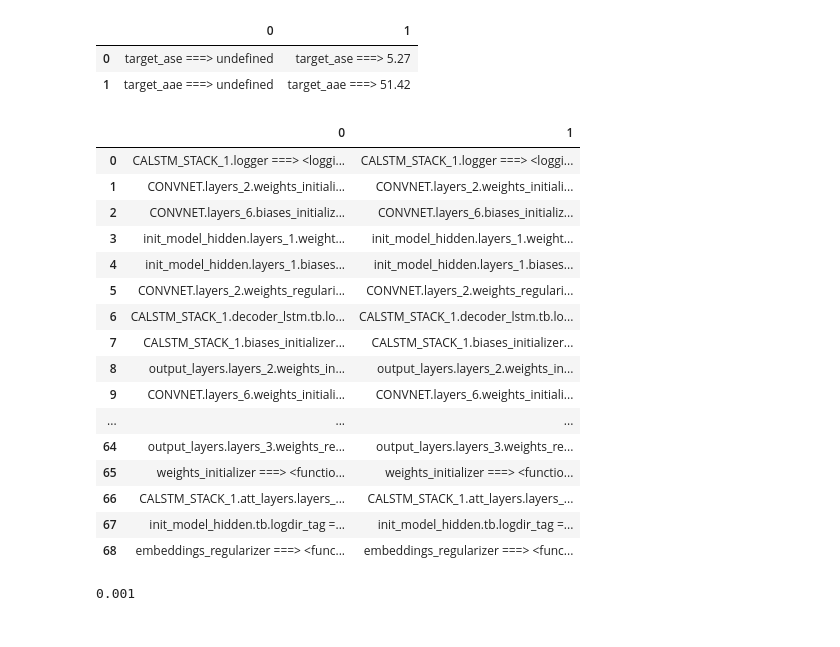
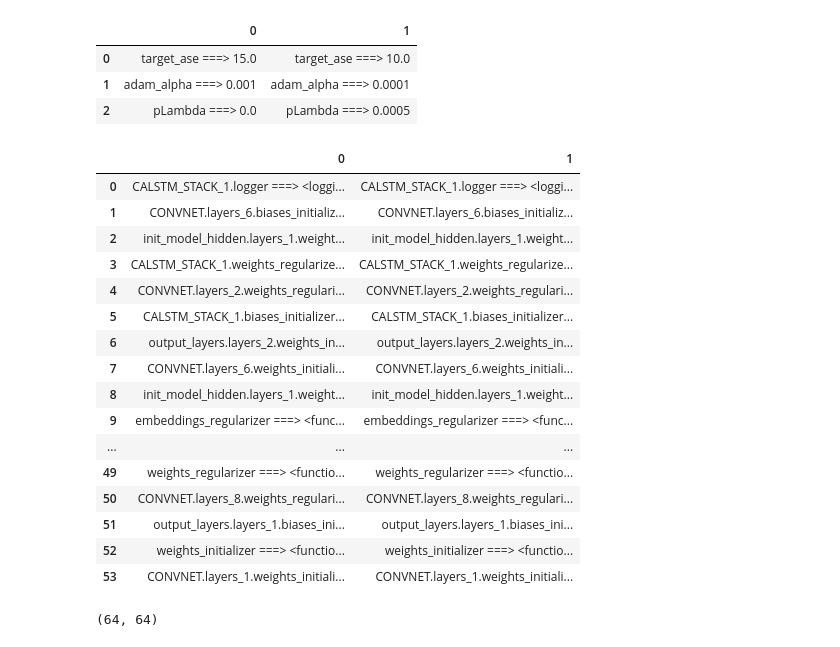
Before and after one commit to untrix/im2latex, a Jupyter notebook: src/diff_params.ipynb, the cells around one changed output. Cells and saved outputs as stored; diff of their text form; code cells hidden in the pictures.

```diff
--- a/src/diff_params.ipynb
+++ b/src/diff_params.ipynb
@@ -31,25 +28,0 @@ Using TensorFlow backend.
-# %%
-# diff = DiffParams('/zpool_3TB/i2l/tb_metrics/2017-11-18 20-34-05 PST best_newData_3.1LSTM_2init_3OutMLP_3attMLPfull_1beta_0pLambda_regroupImage_i=2', './tb_metrics_dev/2017-11-19 21-31-52 PST noBins_3.1LSTM_2init_3OutMLP_3attMLPfull_1beta_0pLambda_regroupImage_i=2')
-diff = DiffParams('./tb_metrics_dev/2017-11-20 23-11-24 PST 81.76bleu2_3.1LSTM_2init_3OutMLP_3attMLPfull_1beta_0pLambda_regroupImage_i=2', './tb_metrics_dev/2017-11-22 18-48-55 PST 3.1LSTM_2init_3OutMLP_3attMLPfull_1beta_0pLambda_regroupImage_i=2_target_ase')
-diff.hyper()
-# %% [output]
-|  | 0 | 1 |
-| 0 | target_ase ===> undefined | target_ase ===> 5.27 |
-| 1 | target_aae ===> undefined | target_aae ===> 51.42 |
-|  | 0 | 1 |
-| 0 | CALSTM_STACK_1.logger ===> <loggi... | CALSTM_STACK_1.logger ===> <loggi... |
-| 1 | CONVNET.layers_2.weights_initiali... | CONVNET.layers_2.weights_initiali... |
-| 2 | CONVNET.layers_6.biases_initializ... | CONVNET.layers_6.biases_initializ... |
-| 3 | init_model_hidden.layers_1.weight... | init_model_hidden.layers_1.weight... |
-| 4 | init_model_hidden.layers_1.biases... | init_model_hidden.layers_1.biases... |
-| 5 | CONVNET.layers_2.weights_regulari... | CONVNET.layers_2.weights_regulari... |
-| 6 | CALSTM_STACK_1.decoder_lstm.tb.lo... | CALSTM_STACK_1.decoder_lstm.tb.lo... |
-| 7 | CALSTM_STACK_1.biases_initializer... | CALSTM_STACK_1.biases_initializer... |
-| 8 | output_layers.layers_2.weights_in... | output_layers.layers_2.weights_in... |
-| 9 | CONVNET.layers_6.weights_initiali... | CONVNET.layers_6.weights_initiali... |
-| ... | ... | ... |
-| 64 | output_layers.layers_3.weights_re... | output_layers.layers_3.weights_re... |
-| 65 | weights_initializer ===> <functio... | weights_initializer ===> <functio... |
-| 66 | CALSTM_STACK_1.att_layers.layers_... | CALSTM_STACK_1.att_layers.layers_... |
-| 67 | init_model_hidden.tb.logdir_tag =... | init_model_hidden.tb.logdir_tag =... |
-| 68 | embeddings_regularizer ===> <func... | embeddings_regularizer ===> <func... |
@@ -58,4 +29,34 @@ one, two = diff.get_hyper()
-# %%
-one['adam_alpha']
-# %% [output]
-0.001
+# %%
+# diff = DiffParams('/zpool_3TB/i2l/tb_metrics/2017-11-20 23-11-24 PST 81.76bleu2_3.1LSTM_2init_3OutMLP_3attMLPfull_regroupImage_i=2', '/zpool_3TB/i2l/tb_metrics/2017-11-20 23-11-24 PST 81.76bleu2_3.1LSTM_2init_3OutMLP_3attMLPfull_regroupImage_i=2/82.89_train_snapshot-00087700_target_ase')
+# diff = DiffParams('/zpool_3TB/i2l/tb_metrics/2017-11-20 23-11-24 PST 81.76bleu2_3.1LSTM_2init_3OutMLP_3attMLPfull_regroupImage_i=2/82.89_train_snapshot-00087700_target_ase', './tb_metrics/2017-11-28 01-40-26 PST scanningRNN_regroupImage')
+# diff = DiffParams('./tb_metrics/2017-11-28 01-40-26 PST scanningRNN_regroupImage', './tb_metrics/2017-11-28 08-34-47 PST scanningRNN_regroupImage')
+diff = DiffParams('./tb_metrics/2017-11-27 21-20-46 PST scanningRNN_regroupImage', './tb_metrics/2017-11-28 08-34-47 PST scanningRNN_regroupImage')
+# diff = DiffParams('/zpool_3TB/i2l/tb_metrics/2017-11-20 23-11-24 PST 81.76bleu2_3.1LSTM_2init_3OutMLP_3attMLPfull_regroupImage_i=2', './tb_metrics/2017-11-28 08-34-47 PST scanningRNN_regroupImage')
+diff.hyper()
+# %% [output]
+|  | 0 | 1 |
+| 0 | target_ase ===> 15.0 | target_ase ===> 10.0 |
+| 1 | adam_alpha ===> 0.001 | adam_alpha ===> 0.0001 |
+| 2 | pLambda ===> 0.0 | pLambda ===> 0.0005 |
+|  | 0 | 1 |
+| 0 | CALSTM_STACK_1.logger ===> <loggi... | CALSTM_STACK_1.logger ===> <loggi... |
+| 1 | CONVNET.layers_6.biases_initializ... | CONVNET.layers_6.biases_initializ... |
+| 2 | init_model_hidden.layers_1.weight... | init_model_hidden.layers_1.weight... |
+| 3 | CALSTM_STACK_1.weights_regularize... | CALSTM_STACK_1.weights_regularize... |
+| 4 | CONVNET.layers_2.weights_regulari... | CONVNET.layers_2.weights_regulari... |
+| 5 | CALSTM_STACK_1.biases_initializer... | CALSTM_STACK_1.biases_initializer... |
+| 6 | output_layers.layers_2.weights_in... | output_layers.layers_2.weights_in... |
+| 7 | CONVNET.layers_6.weights_initiali... | CONVNET.layers_6.weights_initiali... |
+| 8 | init_model_hidden.layers_1.weight... | init_model_hidden.layers_1.weight... |
+| 9 | embeddings_regularizer ===> <func... | embeddings_regularizer ===> <func... |
+| ... | ... | ... |
+| 49 | weights_regularizer ===> <functio... | weights_regularizer ===> <functio... |
+| 50 | CONVNET.layers_8.weights_regulari... | CONVNET.layers_8.weights_regulari... |
+| 51 | output_layers.layers_1.biases_ini... | output_layers.layers_1.biases_ini... |
+| 52 | weights_initializer ===> <functio... | weights_initializer ===> <functio... |
+| 53 | CONVNET.layers_1.weights_initiali... | CONVNET.layers_1.weights_initiali... |
+# %%
+one, two = diff.get_hyper()
+print(one['output_layers']['layers'][0]['num_units'], two['output_layers']['layers'][0]['num_units'])
+# %% [output]
+(64, 64)
```
Also changed, not shown: parts of 6 cells of this notebook, 7 other files.
